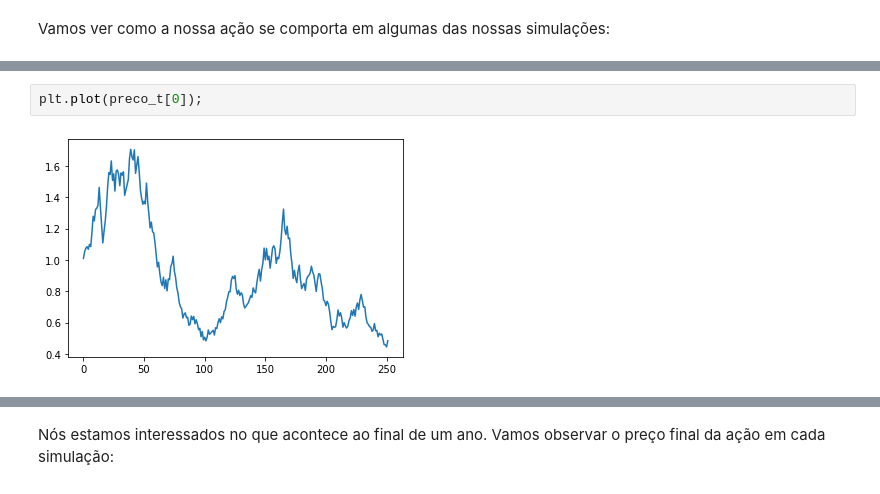
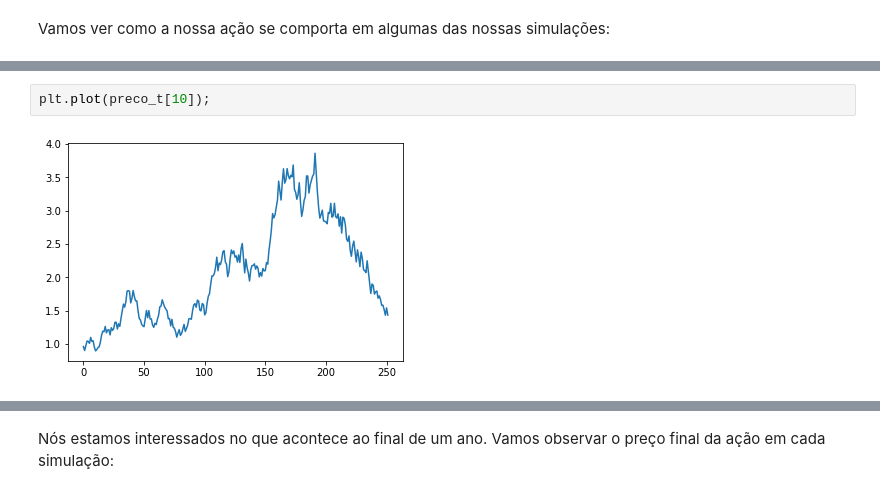
Before and after one commit to felbuch/Python_FGV, a Jupyter notebook: 15_aplicacoes_praticas/85_Analise_de_investimentos_com_incerteza_e_Simulações_de_Monte_Carlo.ipynb, the cells around one changed output, grey strips where cells are left out. Cells and saved outputs as stored; diff of their text form.

```diff
--- a/15_aplicacoes_praticas/85_Analise_de_investimentos_com_incerteza_e_Simulações_de_Monte_Carlo.ipynb
+++ b/15_aplicacoes_praticas/85_Analise_de_investimentos_com_incerteza_e_Simulações_de_Monte_Carlo.ipynb
@@ -91,4 +97,4 @@ Vamos ver como a nossa ação se comporta em algumas das nossas simulações:
 # %%
-plt.plot(preco_t[0]);
+plt.plot(preco_t[10]);
 # %% [output]
-[figure, old version]
+[figure, new version]
```
Also changed, not shown: parts of 11 cells of this notebook.
